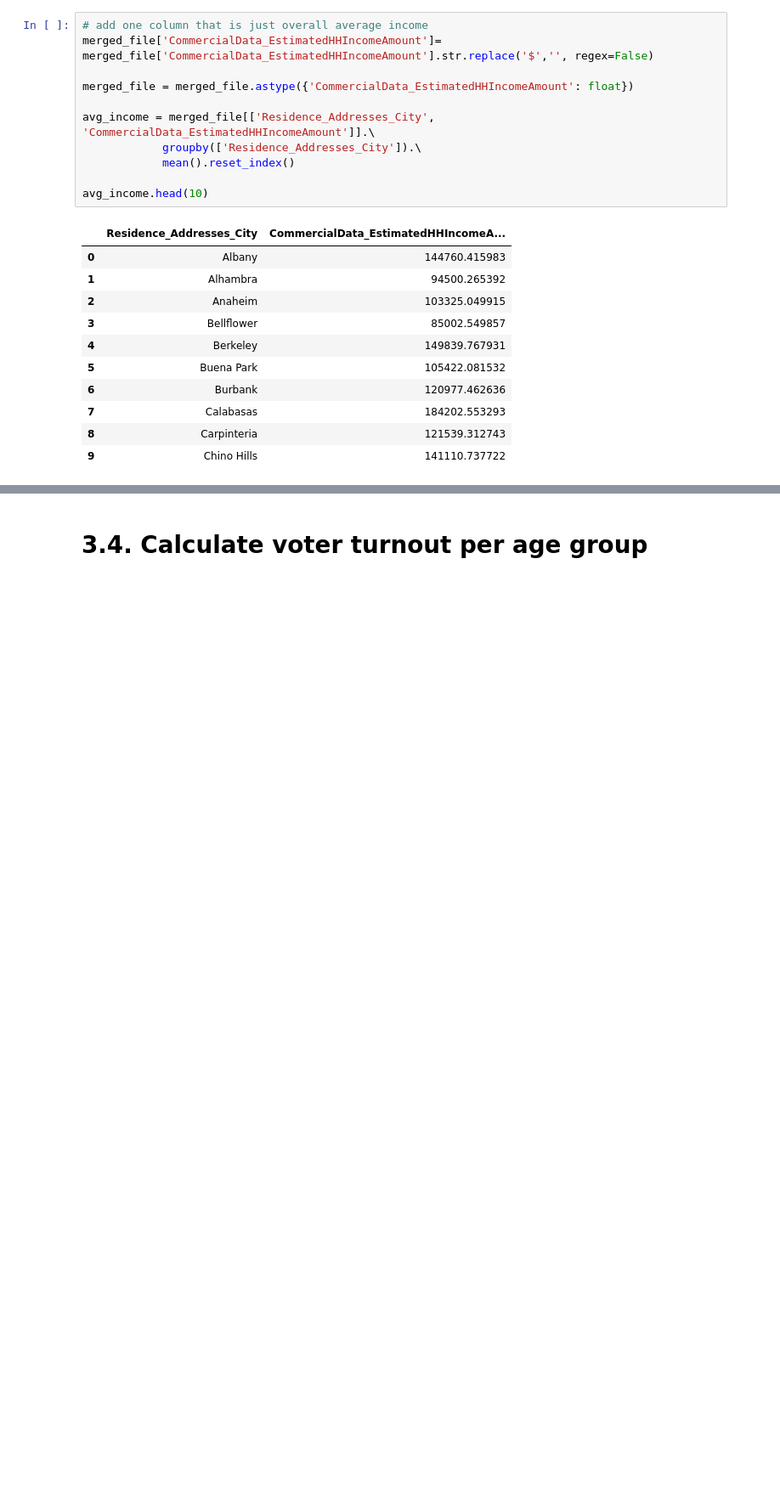
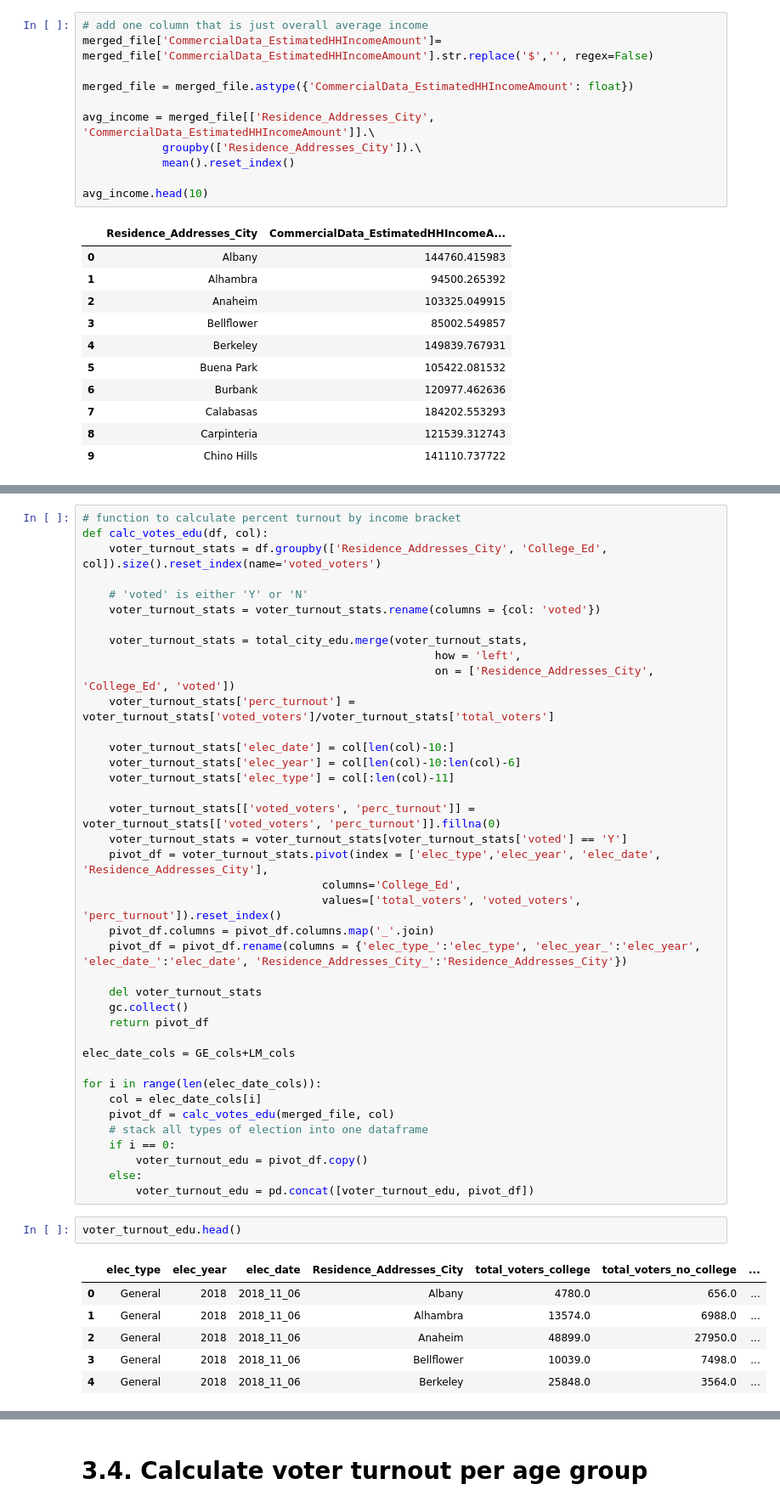
Before and after one commit to jnshzk/capstone, a Jupyter notebook: combine_demographic_vote_history.ipynb, the cells around one changed output, grey strips where cells are left out. Shown at 85% size. Saved outputs shown, nothing was run; the diff lists cells and outputs as text; blank space fills up the shorter version.

```diff
--- a/combine_demographic_vote_history.ipynb
+++ b/combine_demographic_vote_history.ipynb
@@ -702,0 +772,48 @@ voter_turnout_merge.head(10)
+# %%
+# function to calculate percent turnout by income bracket
+def calc_votes_edu(df, col):
+    voter_turnout_stats = df.groupby(['Residence_Addresses_City', 'College_Ed', col]).size().reset_index(name='voted_voters')
+
+    # 'voted' is either 'Y' or 'N'
+    voter_turnout_stats = voter_turnout_stats.rename(columns = {col: 'voted'})
+
+    voter_turnout_stats = total_city_edu.merge(voter_turnout_stats,
+                                                     how = 'left',
+                                                     on = ['Residence_Addresses_City', 'College_Ed', 'voted'])
+    voter_turnout_stats['perc_turnout'] = voter_turnout_stats['voted_voters']/voter_turnout_stats['total_voters']
+
+    voter_turnout_stats['elec_date'] = col[len(col)-10:]
+    voter_turnout_stats['elec_year'] = col[len(col)-10:len(col)-6]
+    voter_turnout_stats['elec_type'] = col[:len(col)-11]
+
+    voter_turnout_stats[['voted_voters', 'perc_turnout']] = voter_turnout_stats[['voted_voters', 'perc_turnout']].fillna(0)
+    voter_turnout_stats = voter_turnout_stats[voter_turnout_stats['voted'] == 'Y']
+    pivot_df = voter_turnout_stats.pivot(index = ['elec_type','elec_year', 'elec_date', 'Residence_Addresses_City'],
+                                    columns='College_Ed',
+                                    values=['total_voters', 'voted_voters', 'perc_turnout']).reset_index()
+    pivot_df.columns = pivot_df.columns.map('_'.join)
+    pivot_df = pivot_df.rename(columns = {'elec_type_':'elec_type', 'elec_year_':'elec_year', 'elec_date_':'elec_date', 'Residence_Addresses_City_':'Residence_Addresses_City'})
+
+    del voter_turnout_stats
+    gc.collect()
+    return pivot_df
+
+elec_date_cols = GE_cols+LM_cols
+
+for i in range(len(elec_date_cols)):
+    col = elec_date_cols[i]
+    pivot_df = calc_votes_edu(merged_file, col)
+    # stack all types of election into one dataframe
+    if i == 0:
+        voter_turnout_edu = pivot_df.copy()
+    else:
+        voter_turnout_edu = pd.concat([voter_turnout_edu, pivot_df])
+# %%
+voter_turnout_edu.head()
+# %% [output]
+|  | elec_type | elec_year | elec_date | Residence_Addresses_City | total_voters_college | total_voters_no_college | ... |
+| 0 | General | 2018 | 2018_11_06 | Albany | 4780.0 | 656.0 | ... |
+| 1 | General | 2018 | 2018_11_06 | Alhambra | 13574.0 | 6988.0 | ... |
+| 2 | General | 2018 | 2018_11_06 | Anaheim | 48899.0 | 27950.0 | ... |
+| 3 | General | 2018 | 2018_11_06 | Bellflower | 10039.0 | 7498.0 | ... |
+| 4 | General | 2018 | 2018_11_06 | Berkeley | 25848.0 | 3564.0 | ... |
```
Also changed, not shown: parts of 18 cells of this notebook.
